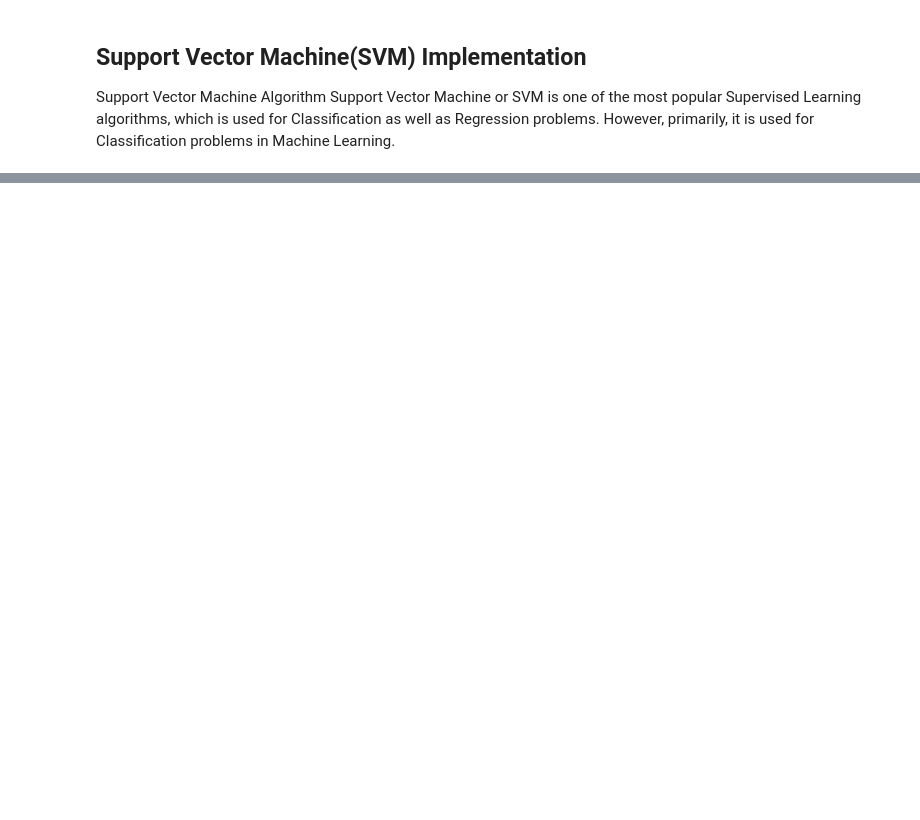
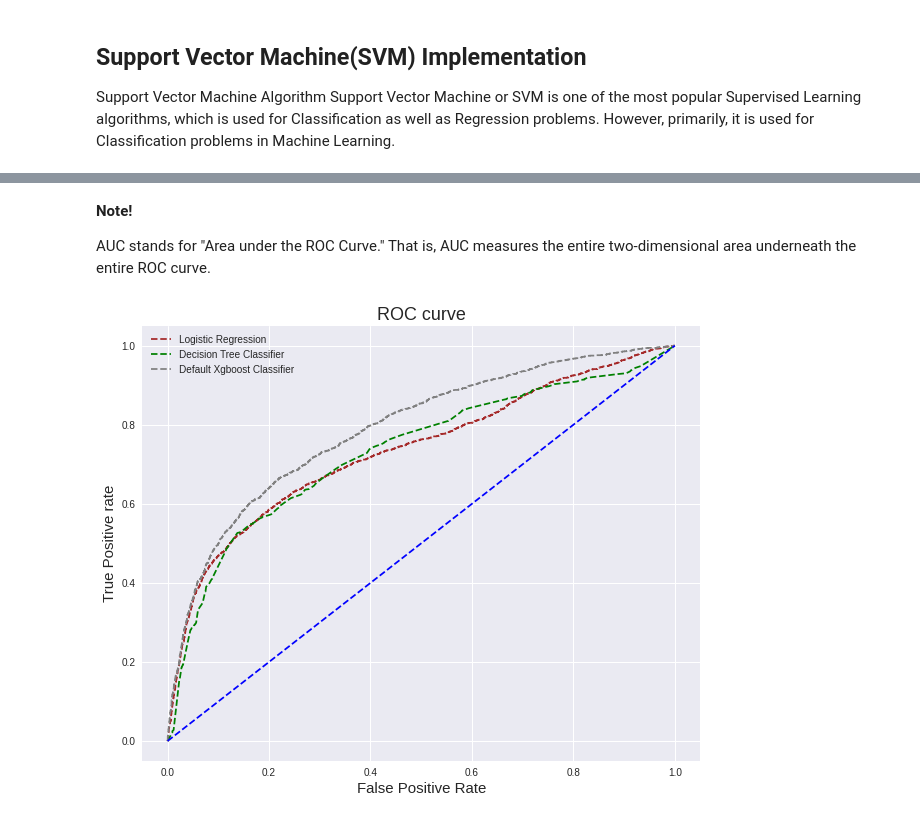
Before and after one commit to Rahman88talha/Credit_Card_Default_Prediction_Classification, a Jupyter notebook: Credit_Card_default_Prediction(Classification)_Analysis.ipynb, the cells around one changed output, grey strips where cells are left out. Cells and saved outputs as stored; diff of their text form; code cells hidden in the pictures; blank space fills up the shorter version.

```diff
--- a/Credit_Card_default_Prediction(Classification)_Analysis.ipynb
+++ b/Credit_Card_default_Prediction(Classification)_Analysis.ipynb
@@ -760,0 +810,14 @@ svm_model.fit(X_train_rs, y_train_rs)
+# %%
+#predict probabilities
+pred_prob1 = logistic_model.predict_proba(X_test)
+pred_prob2 = dtc_model.predict_proba(X_test)
+pred_prob3 = xgb.predict_proba(X_test)
+
+# roc curve for models
+fpr1, tpr1, thresh1 = roc_curve(y_test, pred_prob1[:,1], pos_label=1)
+fpr2, tpr2, thresh2 = roc_curve(y_test, pred_prob2[:,1], pos_label=1)
+fpr3, tpr3, thresh3 = roc_curve(y_test, pred_prob3[:,1], pos_label=1)
+# %%
+# roc curve for tpr = fpr
+random_probs = [0 for i in range(len(y_test))]
+p_fpr, p_tpr, _ = roc_curve(y_test, random_probs, pos_label=1)
@@ -760,0 +832,26 @@ svm_model.fit(X_train_rs, y_train_rs)
+# %% [markdown]
+**Note!**
+
+AUC stands for "Area under the ROC Curve." That is, AUC measures the entire two-dimensional area underneath the entire ROC curve.
+# %%
+plt.figure (figsize= (10,8))
+plt.style.use('seaborn')
+
+# plot roc curves
+
+plt.plot(fpr1, tpr1, linestyle='--',color='brown', label='Logistic Regression')
+plt.plot(fpr2, tpr2, linestyle='--',color='green', label='Decision Tree Classifier')
+plt.plot(fpr3, tpr3, linestyle='--',color='gray', label='Default Xgboost Classifier ')
+plt.plot(p_fpr, p_tpr, linestyle='--', color='blue')
+# title
+plt.title('ROC curve', fontsize=18)
+# x label
+plt.xlabel('False Positive Rate', fontsize=15)
+# y label
+plt.ylabel('True Positive rate',fontsize=15)
+
+plt.legend(loc='best')
+plt.savefig('ROC',dpi=300)
+plt.show();
+# %% [output]
+[figure, added]
```
Also changed, not shown: parts of 23 cells of this notebook.
